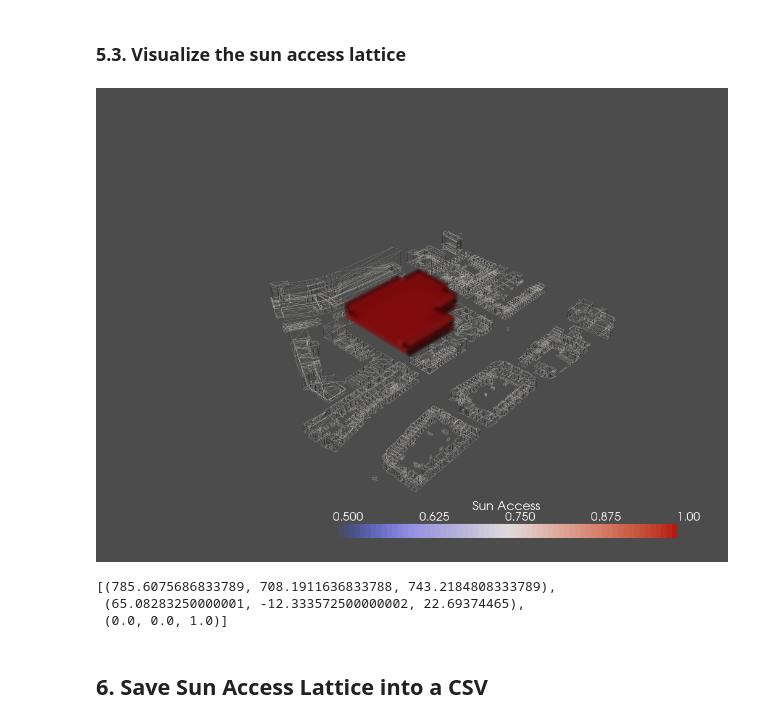
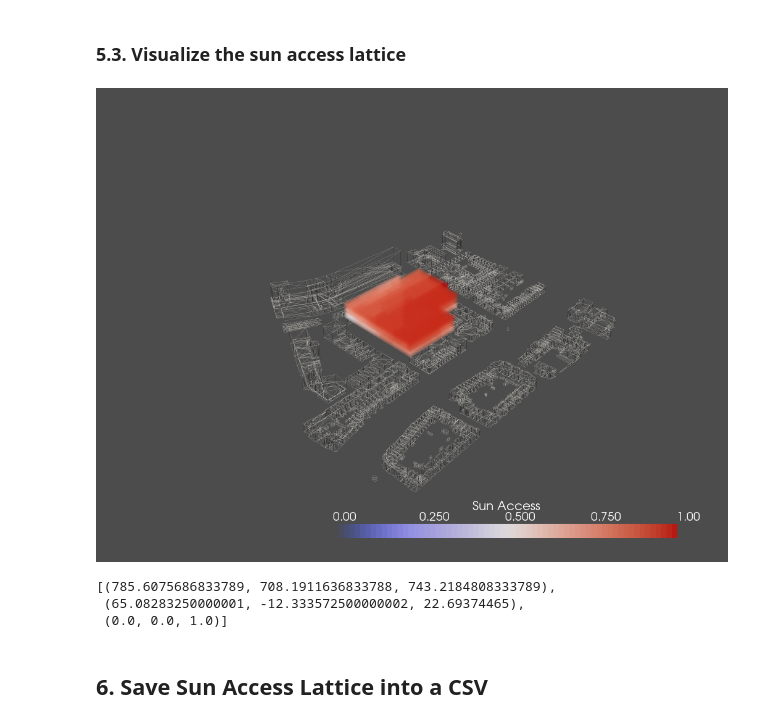
Before and after one commit to DaniqueBuchner/spatial_computing_project_template, a Jupyter notebook: Notebooks/w3_solar_envelope.ipynb, the cells around one changed output. Cells and saved outputs as stored; diff of their text form; code cells hidden in the pictures.

```diff
--- a/Notebooks/w3_solar_envelope.ipynb
+++ b/Notebooks/w3_solar_envelope.ipynb
@@ -252,35 +251,33 @@ ValueError: cannot reshape array of size 672 into shape (18,17,5)
 # %%
 # initiating the plotter
 p = pv.Plotter(notebook=True)
 
 l = sunacc_lattice
-# remapping
-l = 250 * (l - l.min()) / l.max()
 
 # Create the spatial reference
 grid = pv.UniformGrid()
 
 # Set the grid dimensions: shape because we want to inject our values
 grid.dimensions = l.shape
 # The bottom left corner of the data set
 grid.origin = l.minbound
 # These are the cell sizes along each axis
 grid.spacing = l.unit
 
 # Add the data values to the cell data
 grid.point_arrays["Sun Access"] = l.flatten(order="F")  # Flatten the Lattice
 
 # adding the meshes
 p.add_mesh(tri_to_pv(context_mesh), opacity=0.1, style='wireframe')
 
 # adding the volume
 opacity = np.array([0,0.6,0.6,0.6,0.6,0.6,0.6])*1.5
-p.add_volume(grid, cmap="coolwarm", clim=[0.5, 1.0],opacity=opacity, shade=True)
+p.add_volume(grid, cmap="coolwarm", clim=[0, 1.0],opacity=opacity, shade=False)
 
 # plotting
 p.show()
 # %% [output]
-[figure, old version]
+[figure, new version]
 [(785.6075686833789, 708.1911636833788, 743.2184808333789),
  (65.08283250000001, -12.333572500000002, 22.69374465),
  (0.0, 0.0, 1.0)]
```
Also changed, not shown: parts of 2 cells of this notebook, 1 other file.
